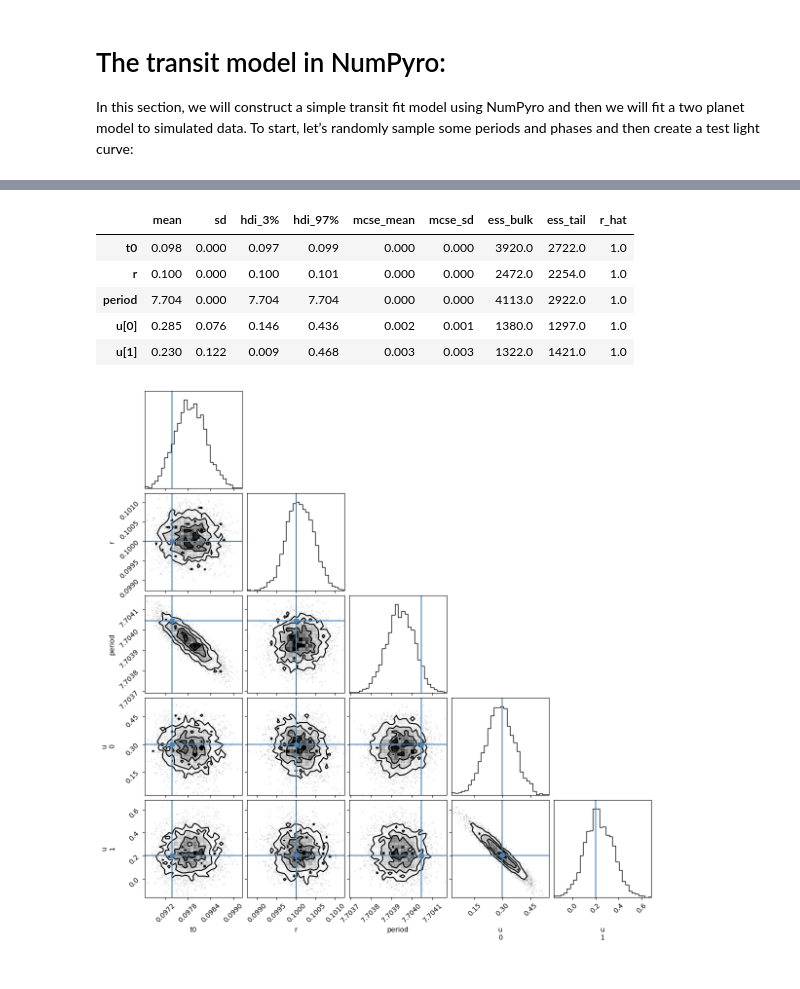
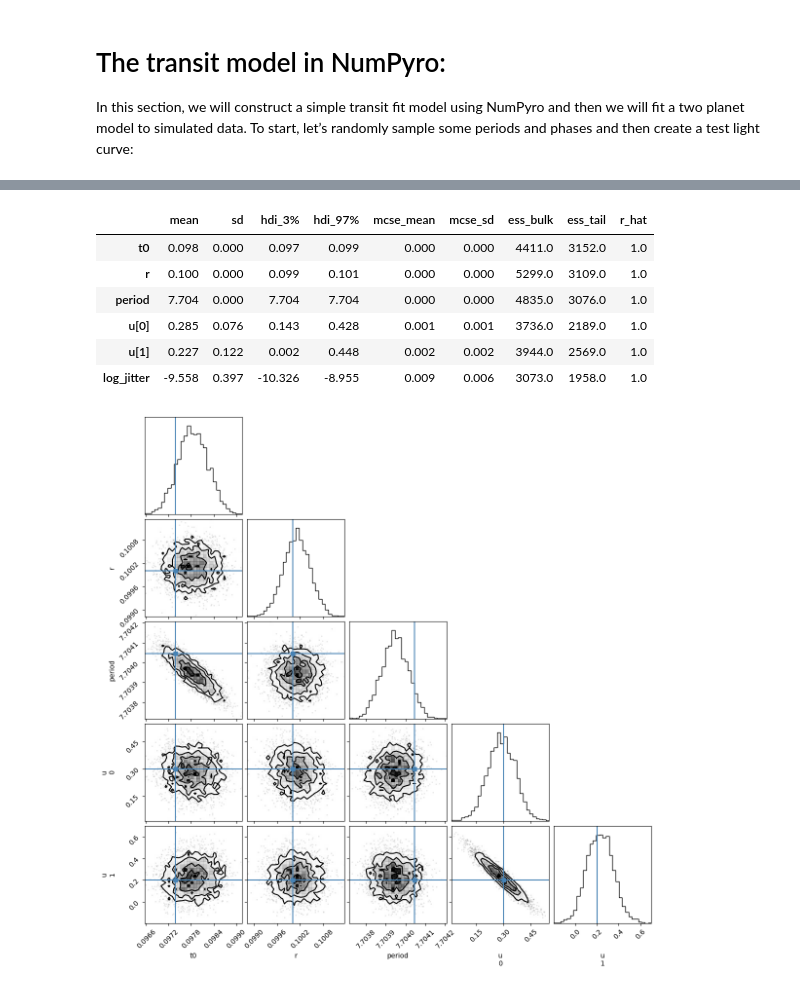
Before and after one commit to shishirdholakia/duotransit, a Jupyter notebook: jaxoplanet_fit.ipynb, the cells around one changed output, grey strips where cells are left out. Saved outputs shown, nothing was run; the diff lists cells and outputs as text; code cells hidden in the pictures.

```diff
--- a/jaxoplanet_fit.ipynb
+++ b/jaxoplanet_fit.ipynb
@@ -61,7 +62,7 @@ def light_curve(params, t):
     # The light curve calculation requires an orbit
     orbit = orbits.KeplerianOrbit.init(period=params['period'], radius=params['radius'],time_transit=params['t0'])
     # Compute a limb-darkened light curve using starry
-    lc = light_curves.QuadLightCurve(u1=params['u'][0], u2=params['u'][1]).light_curve(orbit, t=t)
+    lc = LimbDarkLightCurve(params["u"]).light_curve(orbit, t=t)
     return lc[0]
 # %%
 np.random.seed(11)
@@ -95,14 +102,16 @@ _ = plt.xlim(-0.05, 0.05)
 # %%
+numpyro.enable_x64()
 def model(t, yerr, y=None):
     # If we wanted to fit for all the parameters, we could use the following,
     # but we'll keep these fixed for simplicity.
-    # log_duration = numpyro.sample("log_duration", dist.Uniform(jnp.log(0.08), jnp.log(0.2)))
-    # b = numpyro.sample("b", dist.Uniform(0.0, 1.0))
+
+    #log_duration = numpyro.sample("log_duration", dist.Uniform(jnp.log(0.08), jnp.log(0.2)))
+    #b = numpyro.sample("b", dist.Uniform(0.0, 1.0))
 
     log_jitter = numpyro.sample("log_jitter", dist.Normal(jnp.log(yerr), 1.0))
     u = numpyro.sample("u", distx.QuadLDParams())
-    period = numpyro.sample("period", dist.Normal(period_true,0.01))
-    t0 = numpyro.sample("t0", dist.Normal(t0_true+0.01, 0.1))
+    period = numpyro.sample("period", dist.Normal(period_true,0.001))
+    t0 = numpyro.sample("t0", dist.Normal(t0_true, 0.01))
     numpyro.deterministic("t0_minutes", t0 * 24 * 60)
     log_r = numpyro.sample("log_r", dist.Normal(jnp.log(0.1), 2.0))
     r = numpyro.deterministic("r", jnp.exp(log_r))
@@ -120,13 +129,20 @@ def model(t, yerr, y=None):
         ),
         obs=y,
     )
+# %%
+init_params = {'period':period_true,
+               't0':t0_true,
+               'log_r':jnp.log(0.1),
+               'u':jnp.array([0.3, 0.2]),
+}
 # %%
 sampler_wn = infer.MCMC(
     infer.NUTS(
         model,
-        dense_mass=True,
         target_accept_prob=0.9,
-        init_strategy=infer.init_to_value(values=true_params),
+        dense_mass=False,
+        init_strategy=infer.init_to_value(values=init_params),
+        regularize_mass_matrix=False,
     ),
     num_warmup=1000,
     num_samples=2000,
@@ -140,18 +156,19 @@ Wall time: 47min 29s
 # %%
 inf_data_wn = az.from_numpyro(sampler_wn)
-az.summary(inf_data_wn, var_names=["t0", "r",'period','u'])
+az.summary(inf_data_wn, var_names=["t0", "r",'period','u', 'log_jitter'])
 # %% [output]
 |  | mean | sd | hdi_3% | hdi_97% | mcse_mean | mcse_sd | ess_bulk | ess_tail | r_hat |
-| t0 | 0.098 | 0.000 | 0.097 | 0.099 | 0.000 | 0.000 | 3920.0 | 2722.0 | 1.0 |
-| r | 0.100 | 0.000 | 0.100 | 0.101 | 0.000 | 0.000 | 2472.0 | 2254.0 | 1.0 |
-| period | 7.704 | 0.000 | 7.704 | 7.704 | 0.000 | 0.000 | 4113.0 | 2922.0 | 1.0 |
-| u[0] | 0.285 | 0.076 | 0.146 | 0.436 | 0.002 | 0.001 | 1380.0 | 1297.0 | 1.0 |
-| u[1] | 0.230 | 0.122 | 0.009 | 0.468 | 0.003 | 0.003 | 1322.0 | 1421.0 | 1.0 |
+| t0 | 0.098 | 0.000 | 0.097 | 0.099 | 0.000 | 0.000 | 4411.0 | 3152.0 | 1.0 |
+| r | 0.100 | 0.000 | 0.099 | 0.101 | 0.000 | 0.000 | 5299.0 | 3109.0 | 1.0 |
+| period | 7.704 | 0.000 | 7.704 | 7.704 | 0.000 | 0.000 | 4835.0 | 3076.0 | 1.0 |
+| u[0] | 0.285 | 0.076 | 0.143 | 0.428 | 0.001 | 0.001 | 3736.0 | 2189.0 | 1.0 |
+| u[1] | 0.227 | 0.122 | 0.002 | 0.448 | 0.002 | 0.002 | 3944.0 | 2569.0 | 1.0 |
+| log_jitter | -9.558 | 0.397 | -10.326 | -8.955 | 0.009 | 0.006 | 3073.0 | 1958.0 | 1.0 |
 # %%
 corner_params = true_params
 corner_params['r'] = true_params['radius']
 fig = corner.corner(
-    inf_data_wn, bins=30, var_names=["t0", "r",'period','u'], color="k", truths=true_params
+    inf_data_wn, bins=30, var_names=["t0", "r",'period','u'], color="k", truths=corner_params
 )
 # %% [output]
-[figure, old version]
+[figure, new version]
```
Also changed, not shown: parts of 10 cells of this notebook.
